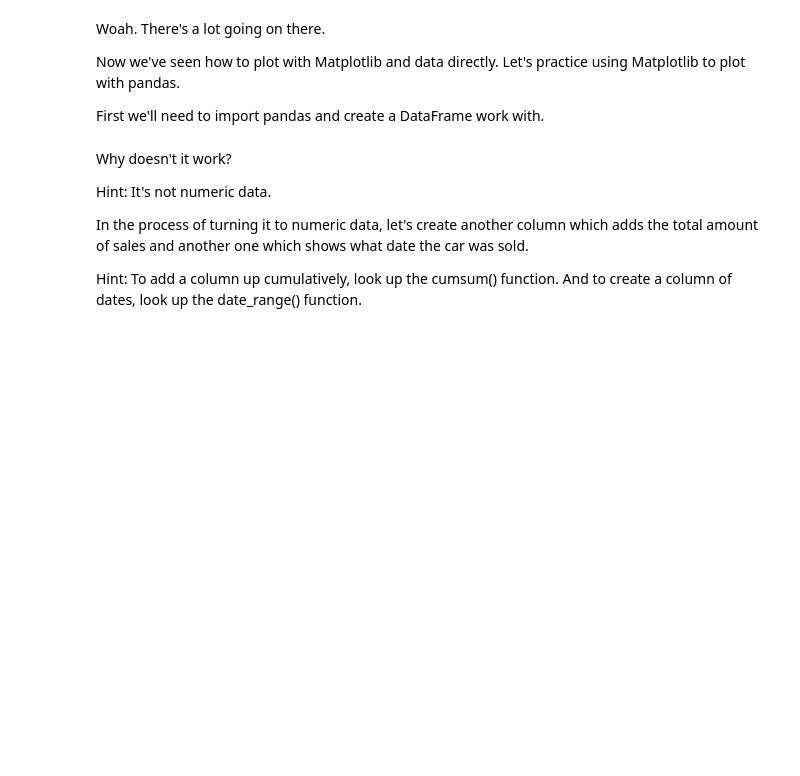
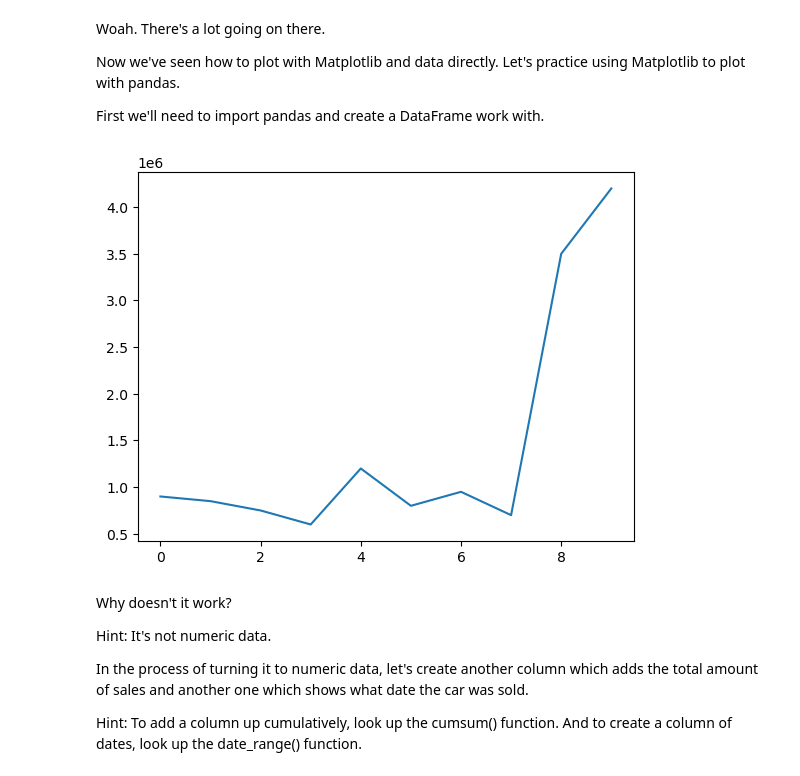
Before and after one commit to ShrishailChincholi/from-zero-to-aiml, a Jupyter notebook: ML/Matplotlib/matplotlib-exercises.ipynb, the cells around one changed output. Drawn from its saved outputs; the diff is of its cells as text; code cells hidden in the pictures; blank space fills up the shorter version.

```diff
--- a/ML/Matplotlib/matplotlib-exercises.ipynb
+++ b/ML/Matplotlib/matplotlib-exercises.ipynb
@@ -216,6 +216,9 @@ import pandas as pd
 car_sales = pd.read_csv("car_sales_data.csv")
 # %%
 # Try to plot the 'Price' column using the plot() function
+car_sales["Price_INR"].plot();
+# %% [output]
+[figure, added]
 # %% [markdown]
 Why doesn't it work?
 
```
Also changed, not shown: parts of 15 cells of this notebook.
